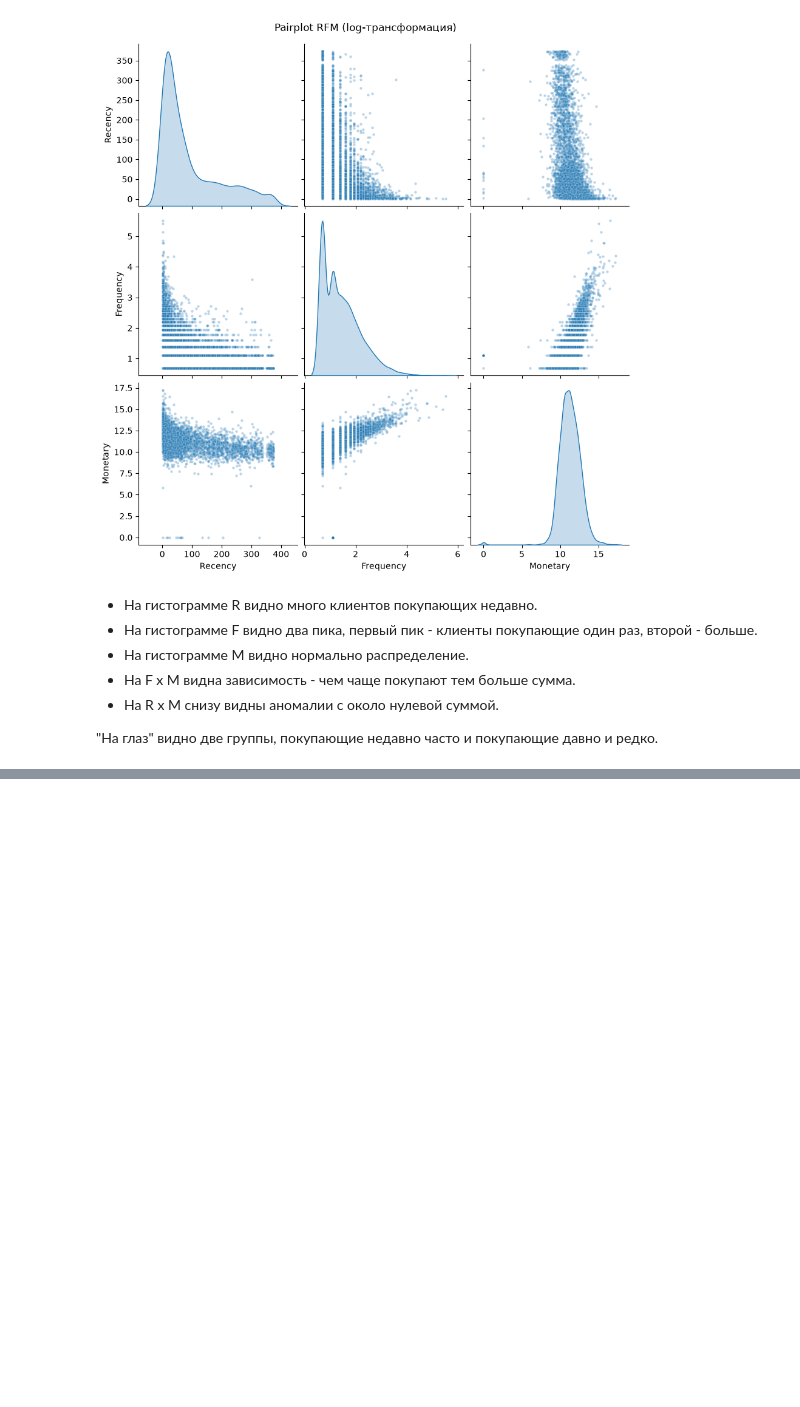
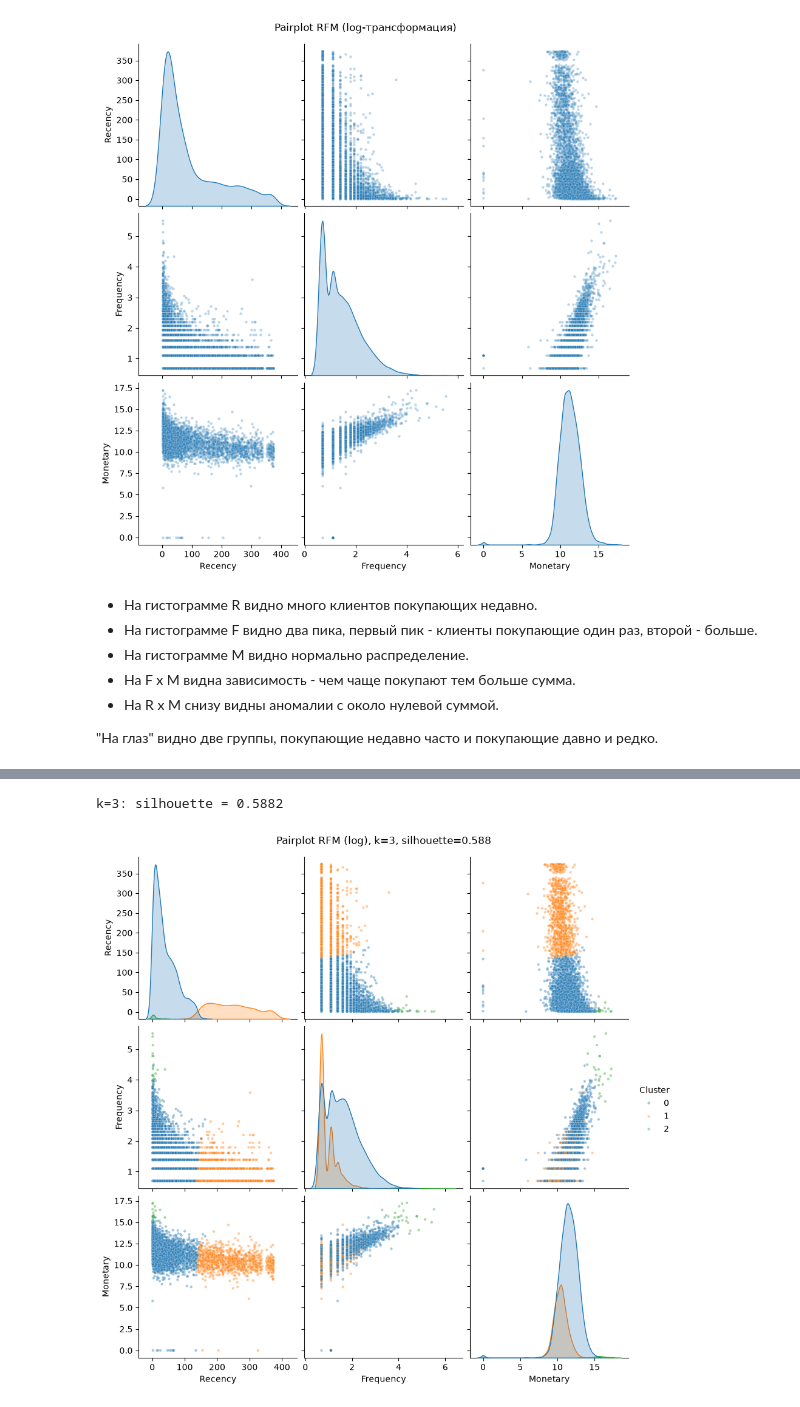
Before and after one commit to RuslanVdovinn/asu, a Jupyter notebook: asu_mo/cluster_analysis/exercise/cluster.ipynb, the cells around one changed output, grey strips where cells are left out. Saved outputs shown, nothing was run; the diff lists cells and outputs as text; code cells hidden in the pictures; blank space fills up the shorter version.

```diff
--- a/asu_mo/cluster_analysis/exercise/cluster.ipynb
+++ b/asu_mo/cluster_analysis/exercise/cluster.ipynb
@@ -200,0 +273,6 @@ plt.show()
+# %%
+# для k = 3
+rfm_Kmeans(3)
+# %% [output]
+k=3: silhouette = 0.5882
+[figure, added]
```
Also changed, not shown: parts of 16 cells of this notebook.
